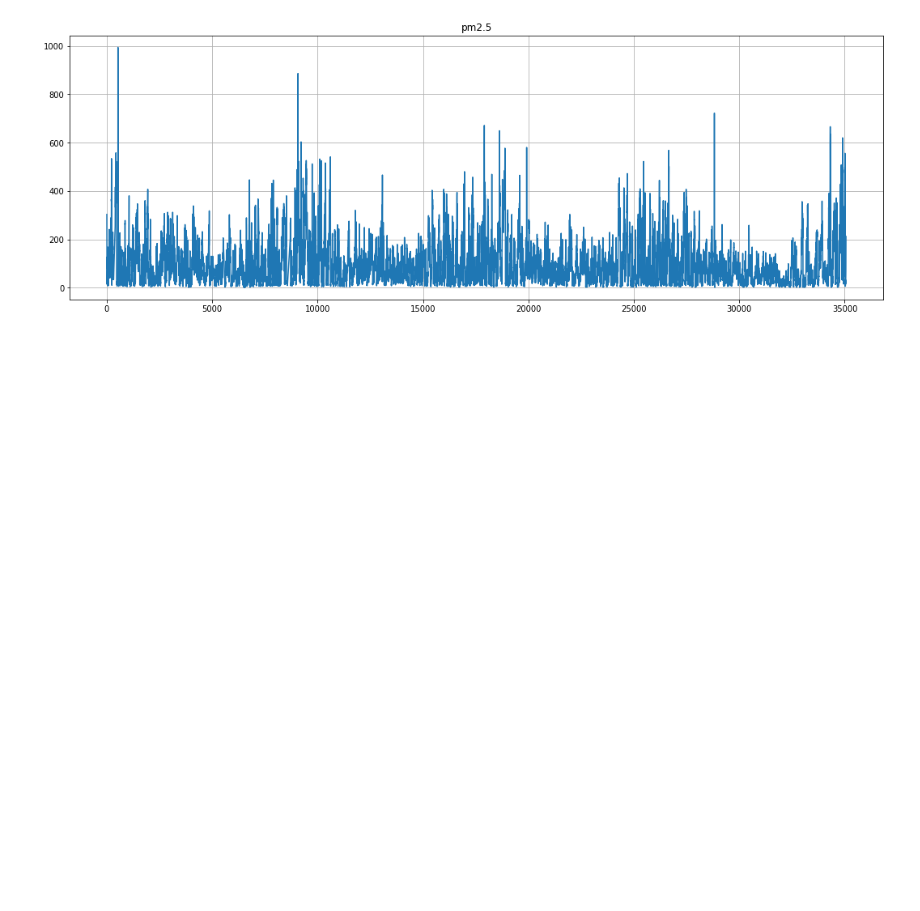
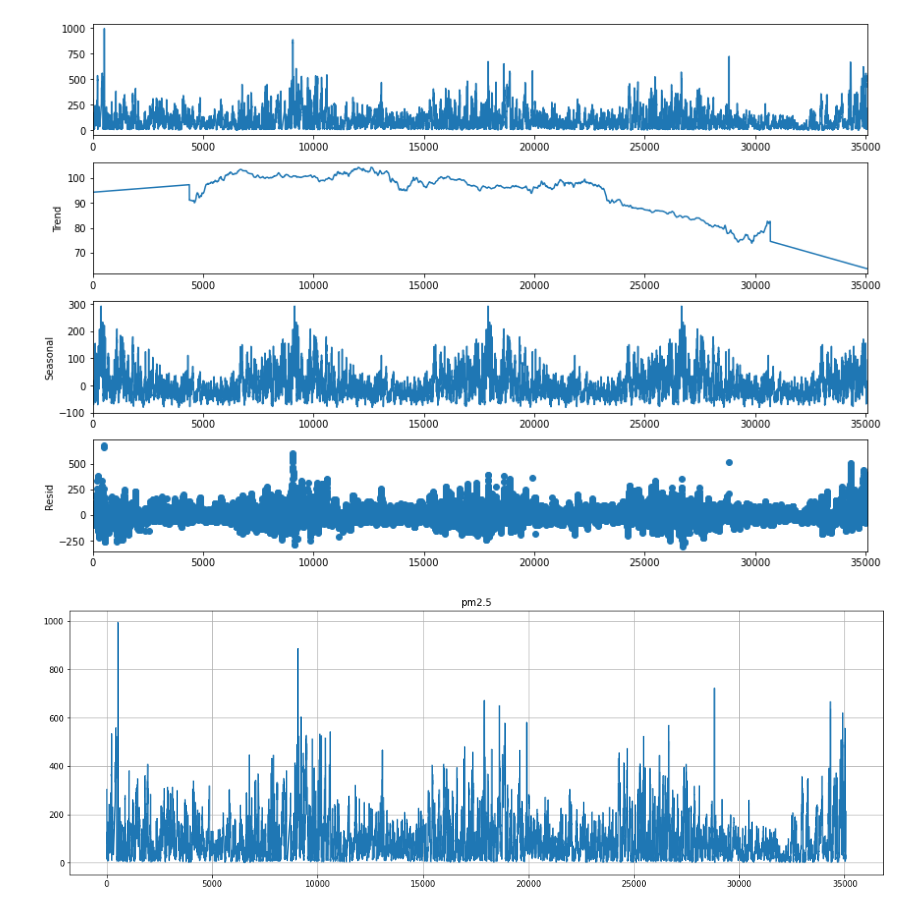
Before and after one commit to weixiabing/Innovative-practice, a Jupyter notebook: sarima.ipynb, the cells around one changed output. Saved outputs shown, nothing was run; the diff lists cells and outputs as text; code cells hidden in the pictures; blank space fills up the shorter version.

```diff
--- a/sarima.ipynb
+++ b/sarima.ipynb
@@ -54,6 +54,18 @@ def tsplot(y, lags=None, figsize=(12, 7), style='bmh'):
         plt.tight_layout()
 # %%
 data = pd.read_csv(r'library\csv\pm\beijing_final1.csv')
+# %%
+import statsmodels.api as sm
+
+#data指你自己的时序数据，model='additive'代表是加法模式，
+#extrapolate_trend='freq'表示trend 、resid频率会从最近点开始，并且会对最近点的缺失值进行填充
+#更多参数设置请参考官方文档：https://www.statsmodels.org/stable/generated/statsmodels.tsa.seasonal.seasonal_decompose.html
+decomposition = sm.tsa.seasonal_decompose(data, model='additive', extrapolate_trend='freq',period=8760)
+plt.rc('figure',figsize=(12,8))
+fig = decomposition.plot()
+plt.show()
+# %% [output]
+[figure, added]
 # %%
 plt.figure(figsize=(18, 6))
 plt.plot(data.Value)
```
Also changed, not shown: parts of 2 cells of this notebook, 12 other files.
